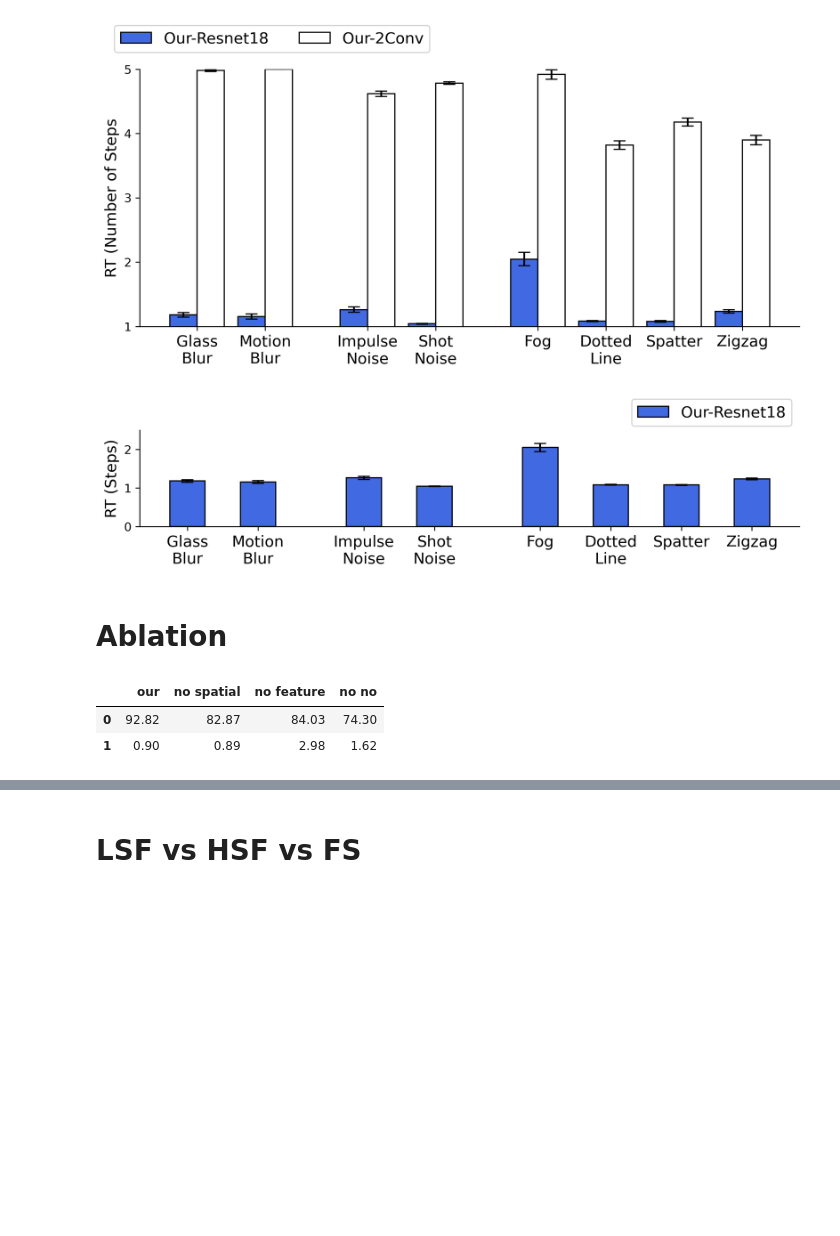
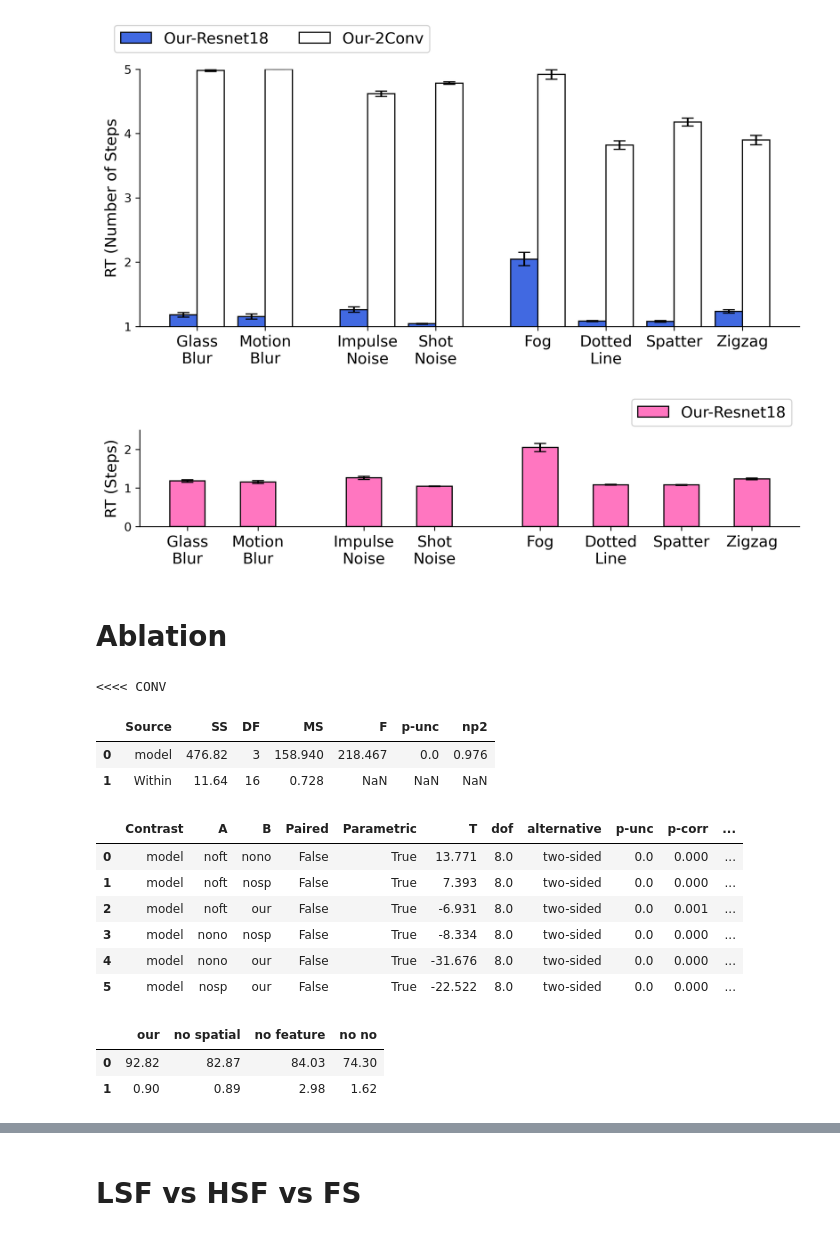
Before and after one commit to ahnchive/ORA-recognition, a Jupyter notebook: notebook/eval_performance_our.ipynb, the cells around one changed output, grey strips where cells are left out. Drawn from its saved outputs; the diff is of its cells as text; code cells hidden in the pictures; blank space fills up the shorter version.

```diff
--- a/notebook/eval_performance_our.ipynb
+++ b/notebook/eval_performance_our.ipynb
@@ -342,4 +343,10 @@ import matplotlib.pyplot as plt
 # %%
+CORRUPTION_TYPES = ['identity',
+         'shot_noise', 'impulse_noise','glass_blur','motion_blur',
+         'shear', 'scale',  'rotate',  'brightness',  'translate',
+         'stripe', 'fog','spatter','dotted_line', 'zigzag',
+         'canny_edges']
+
 CORRUPTION_INTEREST=[
 #  'shear',
 #  'rotate',
@@ -362,6 +369,8 @@ CORRUPTION_INTEREST=[
 #  'canny_edges',
 ]
 
+clist_to_plot = CORRUPTION_INTEREST
+
 # get model avg and sd on shape set and add as separate columns to df
 def add_avg_std_columns(df, avg_colname='avg', sd_colname='sd'):
 
@@ -492,7 +532,8 @@ fig.savefig("./results/figures/individual-acc.pdf", dpi=300, bbox_inches='tight'
 # RT on Individual Corruption
 # %%
 # our resnet4
-path_model_performance = './performance/rt-rrcapsnet-lowpass-resnet4-G5L3.csv'
+print("<<<RESNET")
+path_model_performance = '../results/performance/rt-rrcapsnet-lowpass-resnet4-G5L3.csv'
 df = pd.read_csv(path_model_performance)
 if df.iloc[:,-1].mean() < 1.0:
     print("changed to percent")
@@ -500,7 +541,8 @@ if df.iloc[:,-1].mean() < 1.0:
 our = add_avg_std_columns(df, avg_colname= 'our', sd_colname= 'our.sd')
 
 # our conv2
-path_model_performance = './performance/rt-rrcapsnet-lowpass-conv2-G5L3.csv'
+print("\n\n<<<CONV")
+path_model_performance = '../results/performance/rt-rrcapsnet-lowpass-conv2-G5L3.csv'
 df = pd.read_csv(path_model_performance)
 if df.iloc[:,-1].mean() < 1.0:
     print("changed to percent")
@@ -620,7 +667,7 @@ x =np.array([0, 1,  2.5, 3.5,  5, 6, 7, 8])  # the label locations
 width = 0.5 # the width of the bars
 
 fig, ax = plt.subplots(dpi=300)
-rects1 = ax.bar(x, Y_means, width, label='Our-Resnet18', edgecolor = 'black', color = 'royalblue', yerr=Y_ses, capsize=5)
+rects1 = ax.bar(x, Y_means, width, label='Our-Resnet18', edgecolor = 'black', color = colors[1], yerr=Y_ses, capsize=5)
 # rects2 = ax.bar(x + width/2, X_means, width, label='CNN-2Conv', edgecolor = 'black', color ='white', yerr=X_ses, capsize=5)
 
 # Add some text for labels, title and custom x-axis tick labels, etc.
@@ -638,9 +685,9 @@ ax.spines['top'].set_visible(False)
 
 # plt.tight_layout()
 plt.show()
-fig.savefig("./results/figures/individual-rt-resnet.pdf", dpi=300, bbox_inches='tight')
+fig.savefig("../results/figures/individual-rt-resnet.pdf", dpi=300, bbox_inches='tight')
 # %% [output]
-[figure, old version]
+[figure, new version]
 # %% [markdown]
 # Ablation
 # %%
@@ -688,39 +735,63 @@ def get_avg_std(df):
 # %%
 # load four conditions for ACC
 
+print('<<<< CONV')
 path_modellist = [
-    './performance/acc-rrcapsnet-lowpass-conv2-G5L3.csv',
-    './performance/acc-rrcapsnet-lowpass-conv2-G1L3.csv',
-    './performance/acc-rrcapsnet-lowpass-conv2-G5L1.csv',
-    './performance/acc-rrcapsnet-lowpass-conv2-G1L1.csv',
+    '../results/performance/acc-rrcapsnet-lowpass-conv2-G5L3.csv',
+    '../results/performance/acc-rrcapsnet-lowpass-conv2-G1L3.csv',
+    '../results/performance/acc-rrcapsnet-lowpass-conv2-G5L1.csv',
+    '../results/performance/acc-rrcapsnet-lowpass-conv2-G1L1.csv',
 ]
 
 
-# path_modellist = [
-#     './performance/acc-rrcapsnet-lowpass-resnet4-G5L3.csv',
-#     './performance/acc-rrcapsnet-lowpass-resnet4-G1L3.csv',
-#     './performance/acc-rrcapsnet-lowpass-resnet4-G5L1.csv',
-#     './performance/acc-rrcapsnet-lowpass-resnet4-G1L1.csv',
-# ]
 
+# run stats
+longdf=pd.DataFrame()
+col1=[]
+col2=[]
+for name, path in zip(['our', 'nosp', 'noft', 'nono'], path_modellist):
+    df = pd.read_csv(path)
+    df.columns = ['corruption', 'run1', 'run2', 'run3', 'run4', 'run5']
+    df = df[df['corruption'].isin(CORRUPTION_TYPES)]
+    col1.extend([name]*5)
+    col2.extend(df[['run1', 'run2', 'run3', 'run4', 'run5']].mean().tolist())
 
+longdf['model'] = col1
+longdf['acc'] = col2
 
+aov = anova(dv='acc', between='model', data=longdf,detailed=True).round(3)
+pairwise = pairwise_tests(dv='acc', between='model', padjust='bonf', data=longdf).round(3)
+display(aov)
+display(pairwise)
+
+# prepare for visualizations
 means, ses = [], []
 for path_model in path_modellist:
     df = pd.read_csv(path_model)
     if df.iloc[:,-1].mean() < 1.0:
         print("changed to percent")
         df.iloc[:,1:] = df.iloc[:,1:]*100
     all_avg, all_std, shape_avg, shape_std = get_avg_std(df)
     means.append(shape_avg)
     ses.append(shape_std)
 
 result = pd.DataFrame([means, ses], columns=['our', 'no spatial', 'no feature', 'no no'])
-result
+display(result)
 # %% [output]
+<<<< CONV
-|  | our | no spatial | no feature | no no |
-| 0 | 92.82 | 82.87 | 84.03 | 74.30 |
-| 1 | 0.90 | 0.89 | 2.98 | 1.62 |
+|  | Source | SS | DF | MS | F | p-unc | np2 |
+| 0 | model | 476.82 | 3 | 158.940 | 218.467 | 0.0 | 0.976 |
+| 1 | Within | 11.64 | 16 | 0.728 | NaN | NaN | NaN |
+|  | Contrast | A | B | Paired | Parametric | T | dof | alternative | p-unc | p-corr | ... |
+| 0 | model | noft | nono | False | True | 13.771 | 8.0 | two-sided | 0.0 | 0.000 | ... |
+| 1 | model | noft | nosp | False | True | 7.393 | 8.0 | two-sided | 0.0 | 0.000 | ... |
+| 2 | model | noft | our | False | True | -6.931 | 8.0 | two-sided | 0.0 | 0.001 | ... |
+| 3 | model | nono | nosp | False | True | -8.334 | 8.0 | two-sided | 0.0 | 0.000 | ... |
+| 4 | model | nono | our | False | True | -31.676 | 8.0 | two-sided | 0.0 | 0.000 | ... |
+| 5 | model | nosp | our | False | True | -22.522 | 8.0 | two-sided | 0.0 | 0.000 | ... |
+|  | our | no spatial | no feature | no no |
+| 0 | 92.82 | 82.87 | 84.03 | 74.30 |
+| 1 | 0.90 | 0.89 | 2.98 | 1.62 |
 # %%
 plt.rcParams["figure.figsize"] = (5,2)
 
```
Also changed, not shown: parts of 14 cells of this notebook, 6 other files.
